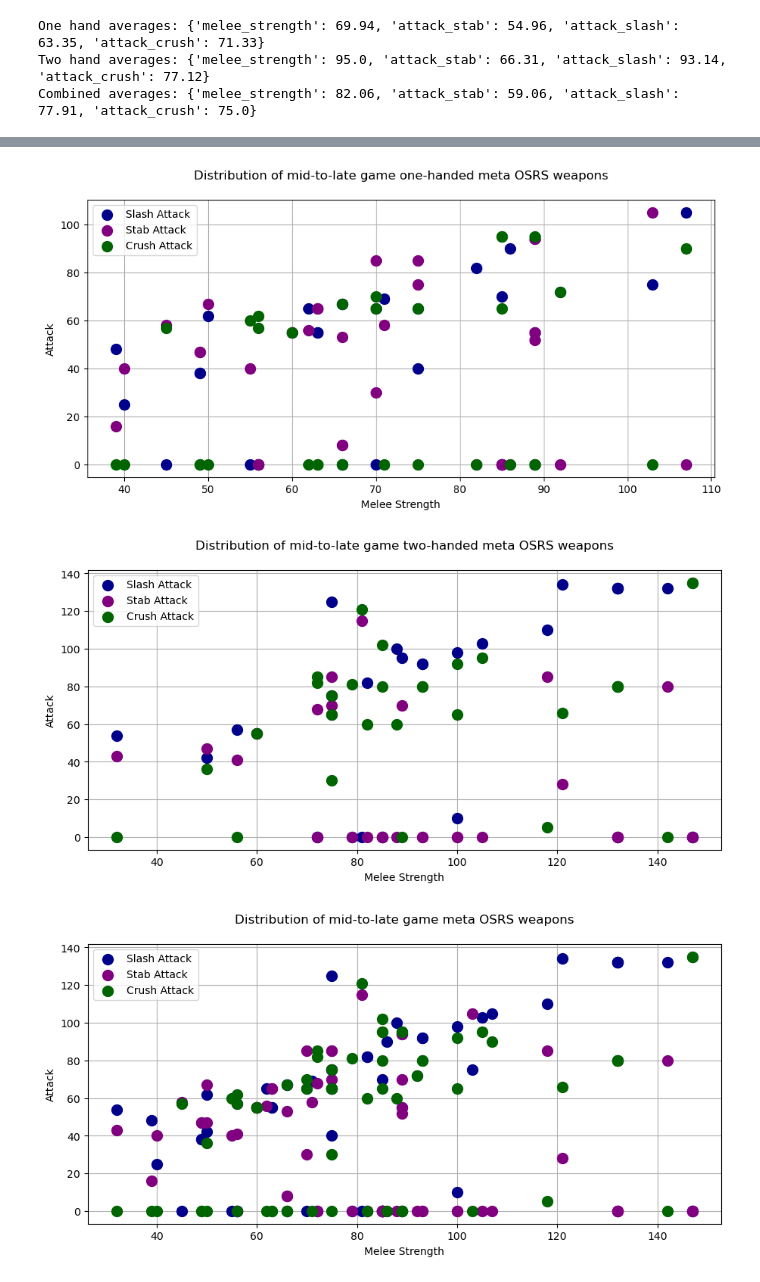
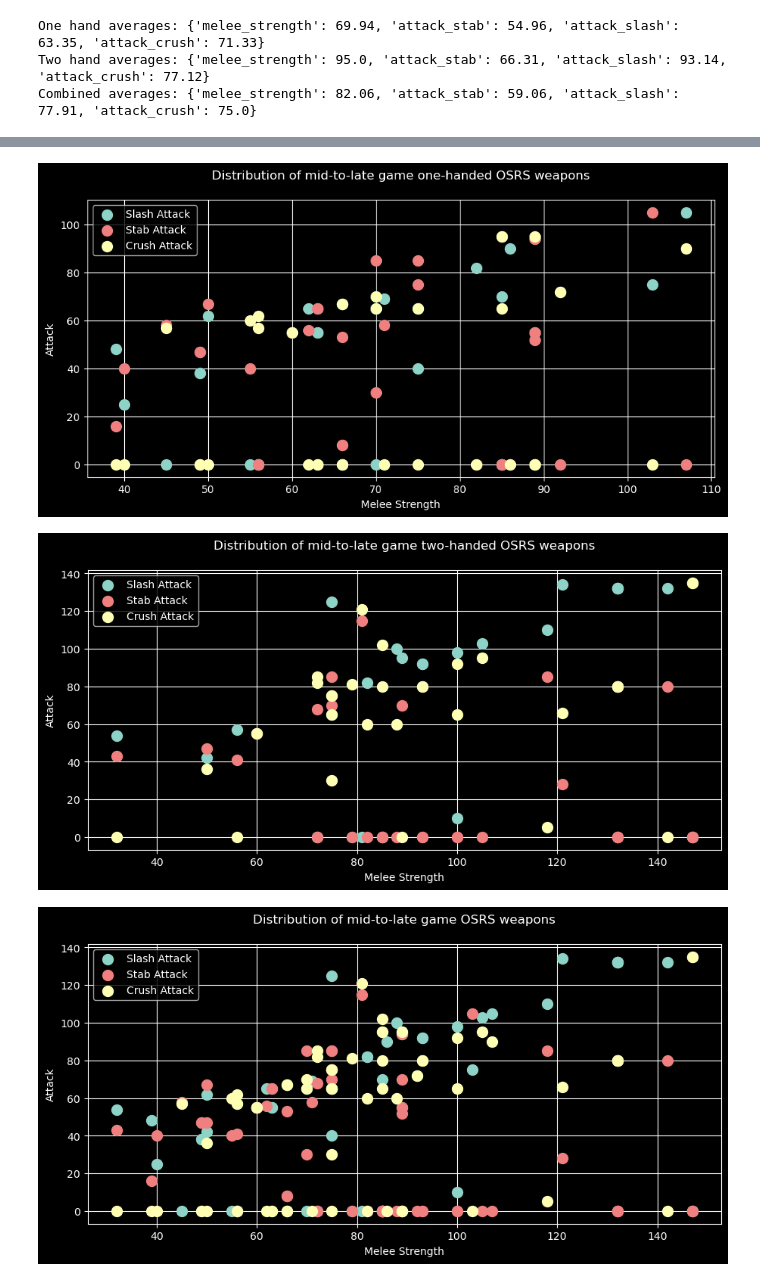
Before and after one commit to normnXT/OldSchoolRuneScapeDataVisualization, a Jupyter notebook: osrs_weapon_exploration.ipynb, the cells around one changed output, grey strips where cells are left out. Saved outputs shown, nothing was run; the diff lists cells and outputs as text; code cells hidden in the pictures.

```diff
--- a/osrs_weapon_exploration.ipynb
+++ b/osrs_weapon_exploration.ipynb
@@ -228,25 +230,27 @@ create_ternary_scatter_plot(t + t2, l + l2, r + r2, v + v2, "Distribution of mid
 # %%
-def create_stacked_scatter_plot(t, l, r, v, title):
+def create_stacked_scatter_plot(t, l, r, v, title, fname):
     fig, ax = plt.subplots(figsize=(10.8, 4.8))
+    plt.style.use('dark_background')
 
-    ax.scatter(v, l, label='Slash Attack', c='darkblue', s=100)
-    ax.scatter(v, t, label='Stab Attack', c='purple', s=100)
-    ax.scatter(v, r, label='Crush Attack', c='darkgreen', s=100)
+    ax.scatter(v, l, label='Slash Attack', s=100)
+    ax.scatter(v, t, label='Stab Attack', c='lightcoral', s=100)
+    ax.scatter(v, r, label='Crush Attack', s=100)
 
     ax.set_title(title, pad=20)
     ax.set_xlabel('Melee Strength')
     ax.set_ylabel('Attack')
     ax.legend()
     ax.set_axisbelow(True)
     ax.grid(True)
 
+    plt.savefig(f'.\images\\{fname}.png')
     plt.show()
 
 
-create_stacked_scatter_plot(t, l, r, v, "Distribution of mid-to-late game one-handed meta OSRS weapons")
-create_stacked_scatter_plot(t2, l2, r2, v2, "Distribution of mid-to-late game two-handed meta OSRS weapons")
-create_stacked_scatter_plot(t + t2, l + l2, r + r2, v + v2, "Distribution of mid-to-late game meta OSRS weapons")
+create_stacked_scatter_plot(t, l, r, v, "Distribution of mid-to-late game one-handed OSRS weapons", '1h_stacked')
+create_stacked_scatter_plot(t2, l2, r2, v2, "Distribution of mid-to-late game two-handed OSRS weapons", '2h_stacked')
+create_stacked_scatter_plot(t + t2, l + l2, r + r2, v + v2, "Distribution of mid-to-late game OSRS weapons", 'Combined_stacked')
 # %% [output]
-[figure, old version]
+[figure, new version]
-[figure, old version]
+[figure, new version]
-[figure, old version]
+[figure, new version]
```
Also changed, not shown: parts of 5 cells of this notebook, 19 other files.
